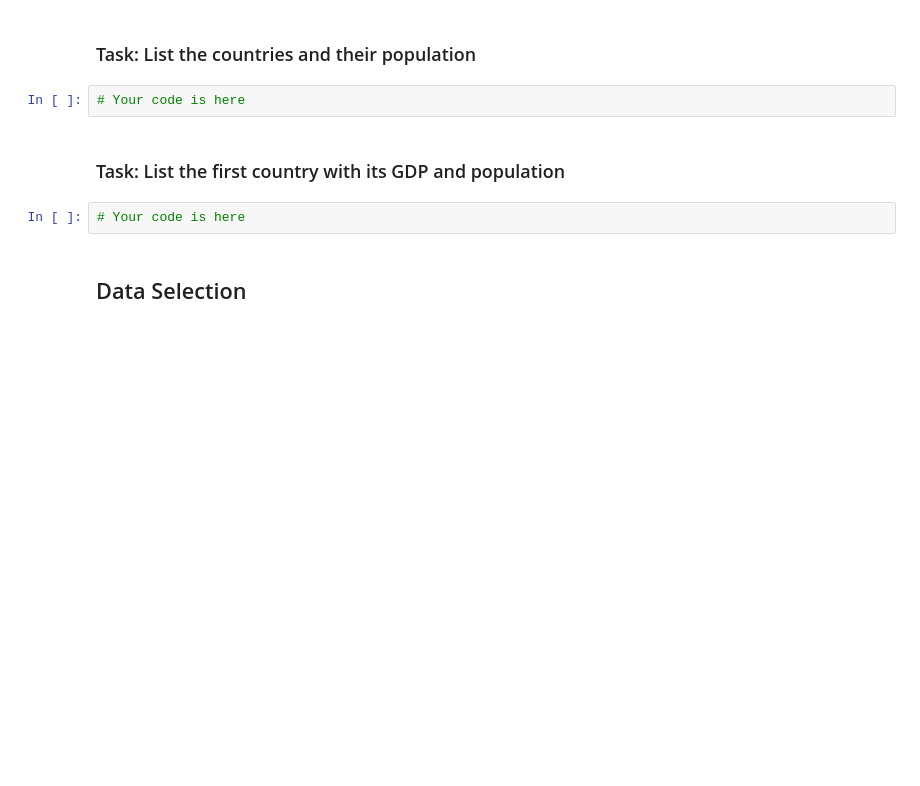
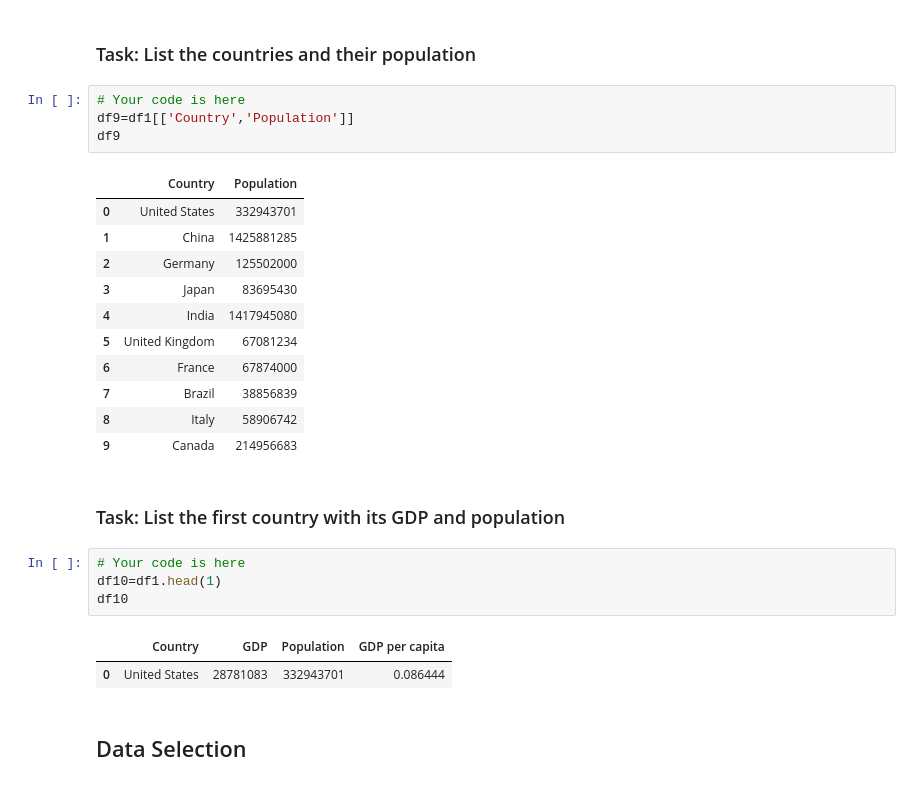
Before and after one commit to Miltontn7677/Hello_World, a Jupyter notebook: C1_M4_Pandas_Lab.ipynb, the cells around one changed output. Cells and saved outputs as stored; diff of their text form; blank space fills up the shorter version.

```diff
--- a/C1_M4_Pandas_Lab.ipynb
+++ b/C1_M4_Pandas_Lab.ipynb
@@ -53,10 +67,29 @@ df1
 ### Task: List the countries and their population
 # %%
 # Your code is here
+df9=df1[['Country','Population']]
+df9
+# %% [output]
+|  | Country | Population |
+| 0 | United States | 332943701 |
+| 1 | China | 1425881285 |
+| 2 | Germany | 125502000 |
+| 3 | Japan | 83695430 |
+| 4 | India | 1417945080 |
+| 5 | United Kingdom | 67081234 |
+| 6 | France | 67874000 |
+| 7 | Brazil | 38856839 |
+| 8 | Italy | 58906742 |
+| 9 | Canada | 214956683 |
 # %% [markdown]
 ### Task: List the first country with its GDP and population
 # %%
 # Your code is here
+df10=df1.head(1)
+df10
+# %% [output]
+|  | Country | GDP | Population | GDP per capita |
+| 0 | United States | 28781083 | 332943701 | 0.086444 |
 # %% [markdown]
 ## Data Selection
 # %% [markdown]
```
Also changed, not shown: parts of 1 cell of this notebook.
